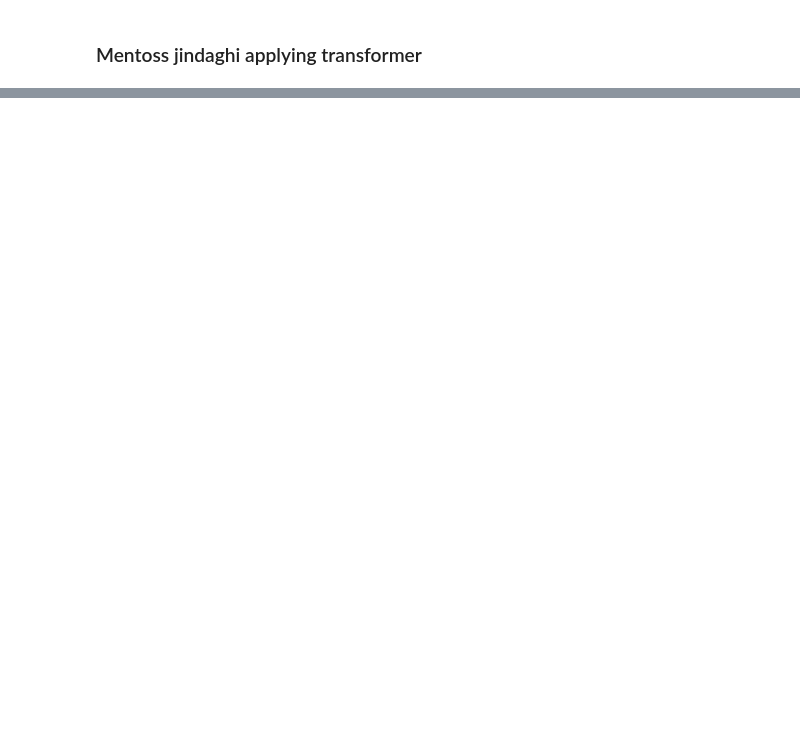
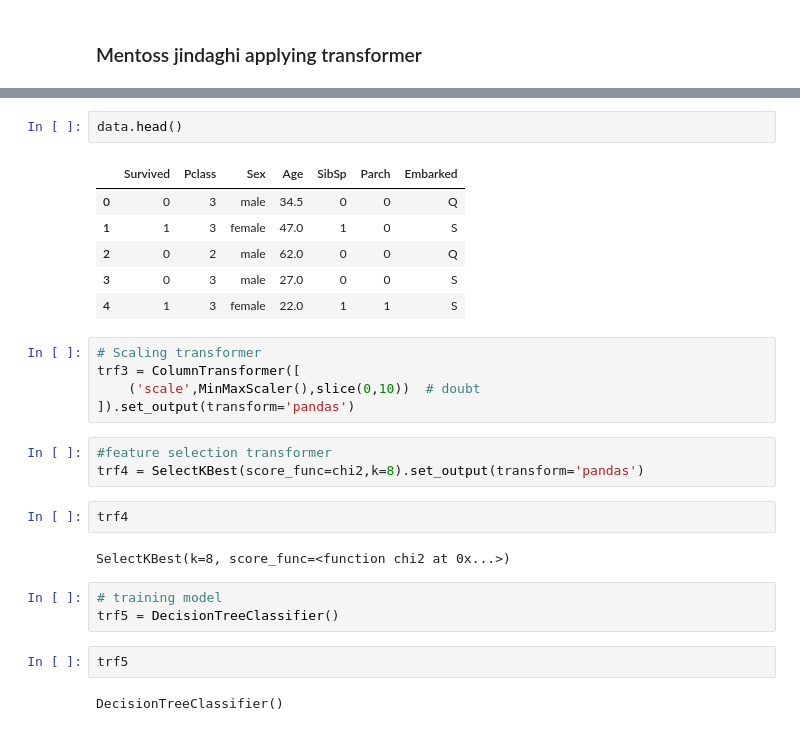
Before and after one commit to DeepakAK47/ML-Learning-Journey, a Jupyter notebook: day29c.ipynb, the cells around one changed output, grey strips where cells are left out. Cells and saved outputs as stored; diff of their text form; blank space fills up the shorter version.

```diff
--- a/day29c.ipynb
+++ b/day29c.ipynb
@@ -85,0 +144,28 @@ Name: Survived, dtype: int64
+# %%
+data.head()
+# %% [output]
+|  | Survived | Pclass | Sex | Age | SibSp | Parch | Embarked |
+| 0 | 0 | 3 | male | 34.5 | 0 | 0 | Q |
+| 1 | 1 | 3 | female | 47.0 | 1 | 0 | S |
+| 2 | 0 | 2 | male | 62.0 | 0 | 0 | Q |
+| 3 | 0 | 3 | male | 27.0 | 0 | 0 | S |
+| 4 | 1 | 3 | female | 22.0 | 1 | 1 | S |
+# %%
+# Scaling transformer
+trf3 = ColumnTransformer([
+    ('scale',MinMaxScaler(),slice(0,10))  # doubt
+]).set_output(transform='pandas')
+# %%
+#feature selection transformer
+trf4 = SelectKBest(score_func=chi2,k=8).set_output(transform='pandas')
+# %%
+trf4
+# %% [output]
+SelectKBest(k=8, score_func=<function chi2 at 0x...>)
+# %%
+# training model
+trf5 = DecisionTreeClassifier()
+# %%
+trf5
+# %% [output]
+DecisionTreeClassifier()
```
Also changed, not shown: parts of 20 cells of this notebook, 2 other files.
